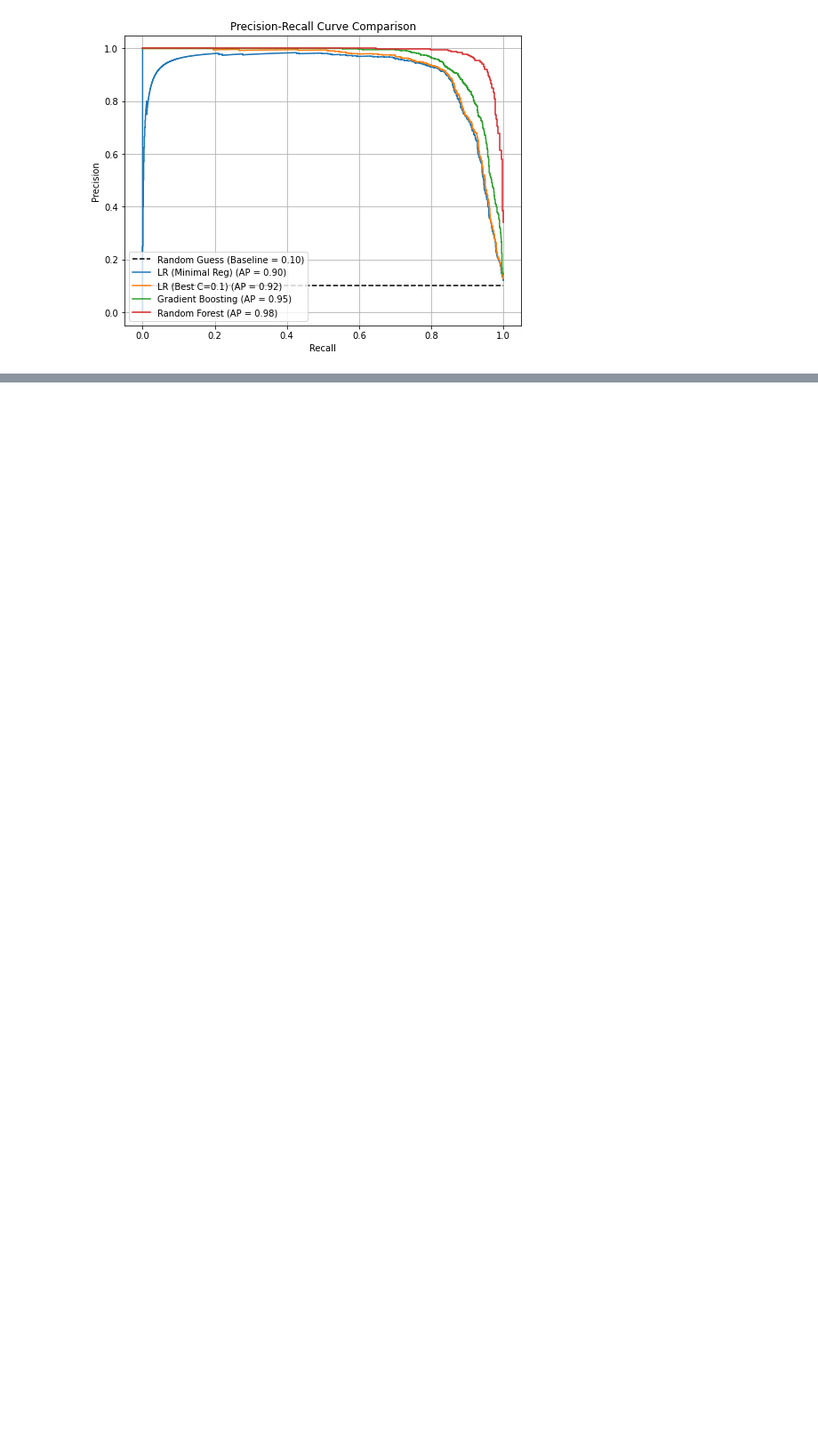
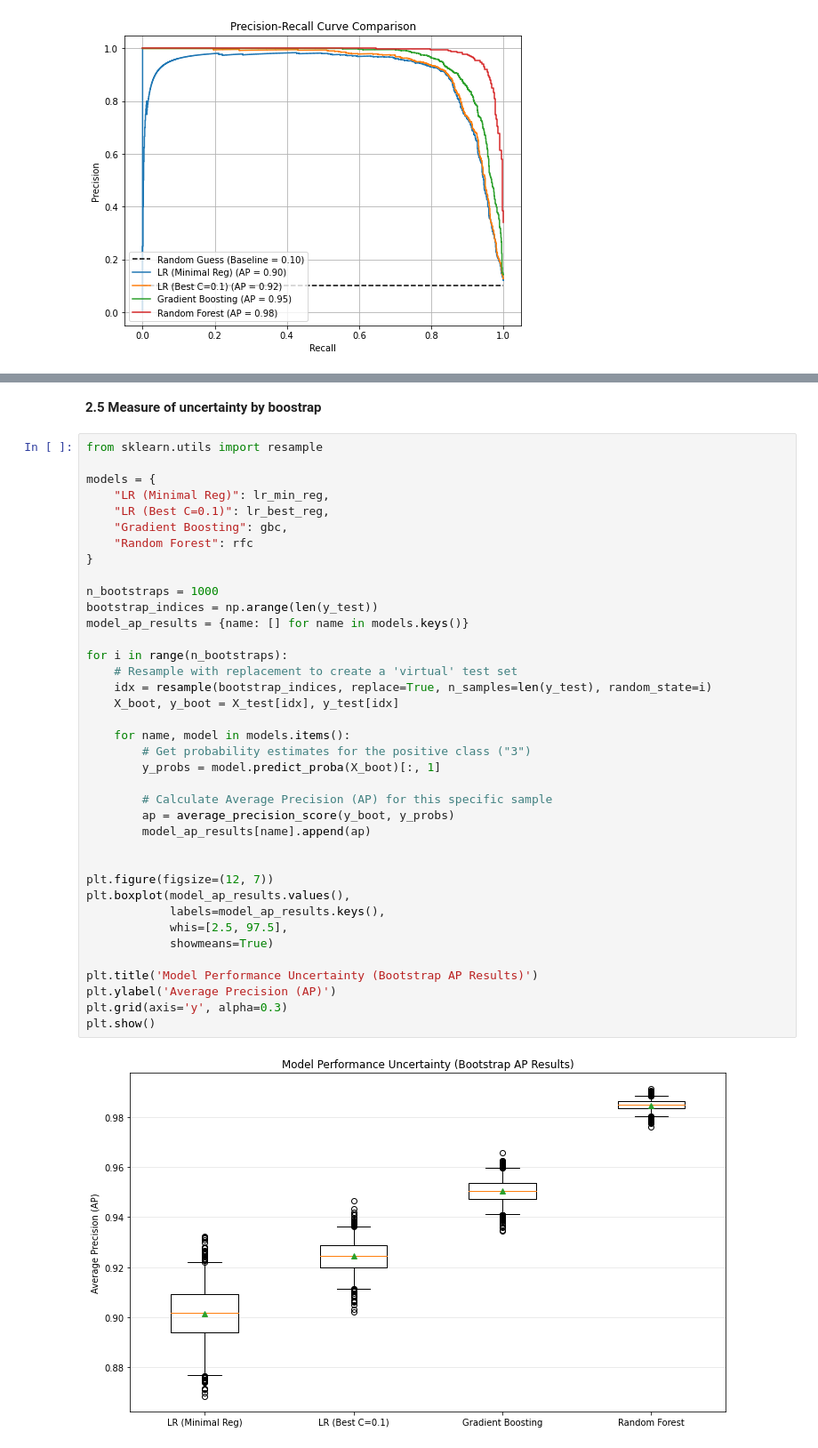
Before and after one commit to edwall201/Machine-Learning-26-Spring, a Jupyter notebook: assign3/assign3.ipynb, the cells around one changed output, grey strips where cells are left out. Shown at 89% size. Drawn from its saved outputs; the diff is of its cells as text; blank space fills up the shorter version.

```diff
--- a/assign3/assign3.ipynb
+++ b/assign3/assign3.ipynb
@@ -655,0 +672,42 @@ plt.show()
+# %% [markdown]
+**2.5 Measure of uncertainty by boostrap**
+# %%
+from sklearn.utils import resample
+
+models = {
+    "LR (Minimal Reg)": lr_min_reg,
+    "LR (Best C=0.1)": lr_best_reg,
+    "Gradient Boosting": gbc,
+    "Random Forest": rfc
+}
+
+n_bootstraps = 1000
+bootstrap_indices = np.arange(len(y_test))
+model_ap_results = {name: [] for name in models.keys()}
+
+for i in range(n_bootstraps):
+    # Resample with replacement to create a 'virtual' test set
+    idx = resample(bootstrap_indices, replace=True, n_samples=len(y_test), random_state=i)
+    X_boot, y_boot = X_test[idx], y_test[idx]
+
+    for name, model in models.items():
+        # Get probability estimates for the positive class ("3")
+        y_probs = model.predict_proba(X_boot)[:, 1]
+
+        # Calculate Average Precision (AP) for this specific sample
+        ap = average_precision_score(y_boot, y_probs)
+        model_ap_results[name].append(ap)
+
+
+plt.figure(figsize=(12, 7))
+plt.boxplot(model_ap_results.values(),
+            labels=model_ap_results.keys(),
+            whis=[2.5, 97.5],
+            showmeans=True)
+
+plt.title('Model Performance Uncertainty (Bootstrap AP Results)')
+plt.ylabel('Average Precision (AP)')
+plt.grid(axis='y', alpha=0.3)
+plt.show()
+# %% [output]
+[figure, added]
```
Also changed, not shown: parts of 3 cells of this notebook.
